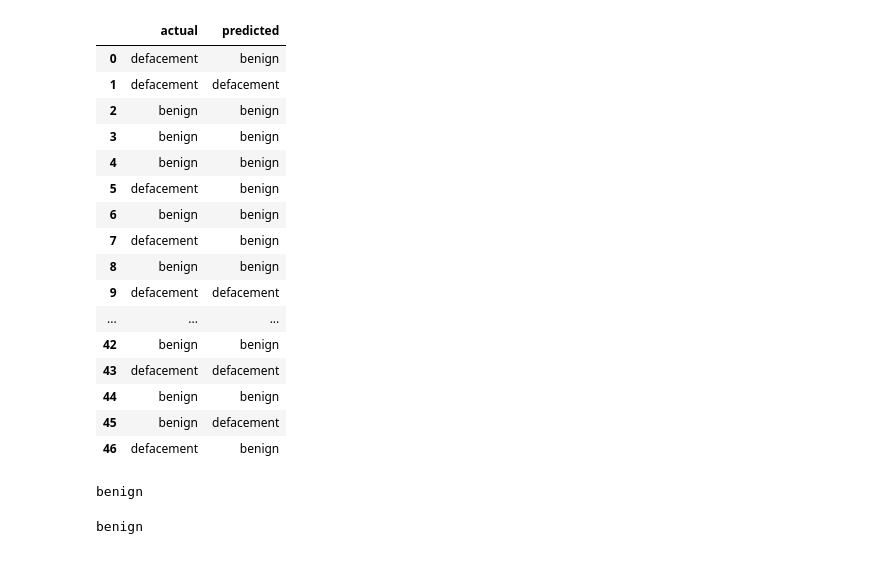
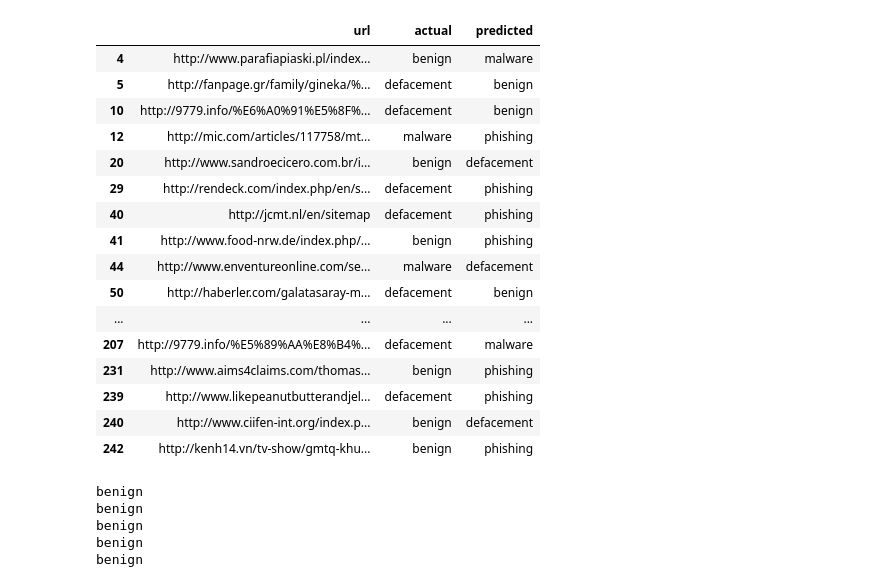
Before and after one commit to BenjaminAlpert/ml-malicious-website-detection, a Jupyter notebook: project.ipynb, the cells around one changed output. Saved outputs shown, nothing was run; the diff lists cells and outputs as text; code cells hidden in the pictures.

```diff
--- a/project.ipynb
+++ b/project.ipynb
@@ -82,7 +81,7 @@ def get_absolute_url_from_relative(original_url, new_url):
 def download_aux_data(content, original_url):
     aux = []
     soup = BeautifulSoup(content, 'html.parser')
-    for a in tqdm(soup.find_all('a')):
+    for a in soup.find_all('a'):
         href = a.get('href')
         if(href is not None):
             url = get_absolute_url_from_relative(original_url, href)
@@ -102,7 +101,10 @@ def download_aux_data(content, original_url):
                         "country_"+json["country_short"],
                     ]
                 except KeyError:
-                    print("Problem with JSON: ", json)
+                    if("bogon" in json and json["bogon"]):
+                        print("Skipped Aux Data Download (Bogon IP)")
+                    else:
+                        print("Problem with JSON: ", json)
                     columns = []
 
                 columns = [ re.compile('[\W_]+').sub('_', column) for column in columns ]
@@ -139,7 +141,7 @@ def download_one(original_url, timeout=TIMEOUT):
                 content = r.content.decode("utf")
             except:
                 content = None
-                print("Skipped content download (Decoding Error)")
+                print("Skipped Content Download (Decoding Error)")
 
         if(content is not None):
             row["aux"] = download_aux_data(content, original_url)
@@ -162,15 +164,18 @@ def download_one(original_url, timeout=TIMEOUT):
             row["country"] = json["country_short"]
 
         except KeyError:
-            print("Problem with JSON: ", json)
+            if("bogon" in json and json["bogon"]):
+                print("Skipped Location Download (Bogon IP)")
+            else:
+                print("Problem with JSON: ", json)
 
-
-
+    except socket.gaierror:
+        print("Skipped (Hostname Resolution Error for '"+hostname+"')")
 
     except socket.error:
-        print("Skipped (Socket Error)")
+        print("Skipped (Content Download Error for '"+original_url+"')")
 
     except UnicodeError:
-        print("Skipped (Unicode Error)")
+        print("Skipped (Unicode Error for '"+original_url+"')")
 
     return row
@@ -206,7 +207,7 @@ def load_data():
         location_database = {}
 
     try:
-        raw_data = pd.read_csv("./data.csv", index_col=0)
+        raw_data = pd.read_csv("./data.csv", index_col=0, low_memory=False)
         if(DOWNLOAD_CHUNK_SIZE > 0):
             download_chunk()
             raw_data.to_csv("./data.csv")
@@ -222,10 +223,11 @@ def load_data():
         file.close()
 
     data = raw_data.copy()
+
     data = data.drop("attempted_download", axis=1)
     data = data[data["status_code"] == 200]
     data = data.drop("status_code", axis=1)
-    data = data[feature_names + ["type"]].dropna()
+    data = data[feature_names + ["type", "url"]].dropna()
     data = data.reset_index(drop=True)
     data["redirects"] = data["redirects"].astype(np.str)
     data["latitude"] = data["latitude"].astype(np.str)
@@ -241,5 +236,4 @@ def load_data():
 # %%
-for i in range(1):
-    data = load_data()
+data = load_data()
 data
 # %% [output]
@@ -424,29 +427,32 @@ pyplot.show()
 # %%
 def to_type(one_hot_encoding):
     return sl.get_vocabulary()[np.argmax(tf.nn.softmax(one_hot_encoding))]
 
+urls = [ data.loc[i, "url"] for i in range(len(X_test)) ]
 predictions = [ to_type(model.predict(X_test)[i]) for i in range(len(X_test)) ]
 actuals = [ to_type(y_test[i]) for i in range(len(y_test)) ]
 
-pd.DataFrame(np.array([actuals, predictions]).T, columns=["actual", "predicted"])
+df = pd.DataFrame(np.array([urls, actuals, predictions]).T, columns=["url", "actual", "predicted"])
+df.reset_index(drop=True)
+df[df["actual"] != df["predicted"]]
 # %% [output]
-|  | actual | predicted |
-| 0 | defacement | benign |
-| 1 | defacement | defacement |
-| 2 | benign | benign |
-| 3 | benign | benign |
-| 4 | benign | benign |
-| 5 | defacement | benign |
-| 6 | benign | benign |
-| 7 | defacement | benign |
-| 8 | benign | benign |
-| 9 | defacement | defacement |
-| ... | ... | ... |
-| 42 | benign | benign |
-| 43 | defacement | defacement |
-| 44 | benign | benign |
-| 45 | benign | defacement |
-| 46 | defacement | benign |
+|  | url | actual | predicted |
+| 4 | http://www.parafiapiaski.pl/index... | benign | malware |
+| 5 | http://fanpage.gr/family/gineka/%... | defacement | benign |
+| 10 | http://9779.info/%E6%A0%91%E5%8F%... | defacement | benign |
+| 12 | http://mic.com/articles/117758/mt... | malware | phishing |
+| 20 | http://www.sandroecicero.com.br/i... | benign | defacement |
+| 29 | http://rendeck.com/index.php/en/s... | defacement | phishing |
+| 40 | http://jcmt.nl/en/sitemap | defacement | phishing |
+| 41 | http://www.food-nrw.de/index.php/... | benign | phishing |
+| 44 | http://www.enventureonline.com/se... | malware | defacement |
+| 50 | http://haberler.com/galatasaray-m... | defacement | benign |
+| ... | ... | ... | ... |
+| 207 | http://9779.info/%E5%89%AA%E8%B4%... | defacement | malware |
+| 231 | http://www.aims4claims.com/thomas... | benign | phishing |
+| 239 | http://www.likepeanutbutterandjel... | defacement | phishing |
+| 240 | http://www.ciifen-int.org/index.p... | benign | defacement |
+| 242 | http://kenh14.vn/tv-show/gmtq-khu... | benign | phishing |
 # %%
 def predict(url):
     one = download_one(url)
@@ -460,6 +466,12 @@ def predict(url):
 # %%
 print(predict("https://cnn.com/"))
 print(predict("https://google.com/"))
+print(predict("https://disneyplus.com/"))
+print(predict("https://uvm.edu/"))
+print(predict("https://en.wikipedia.org/"))
 # %% [output]
 benign
+benign
+benign
+benign
+benign
-benign
```
Also changed, not shown: parts of 11 cells of this notebook.
